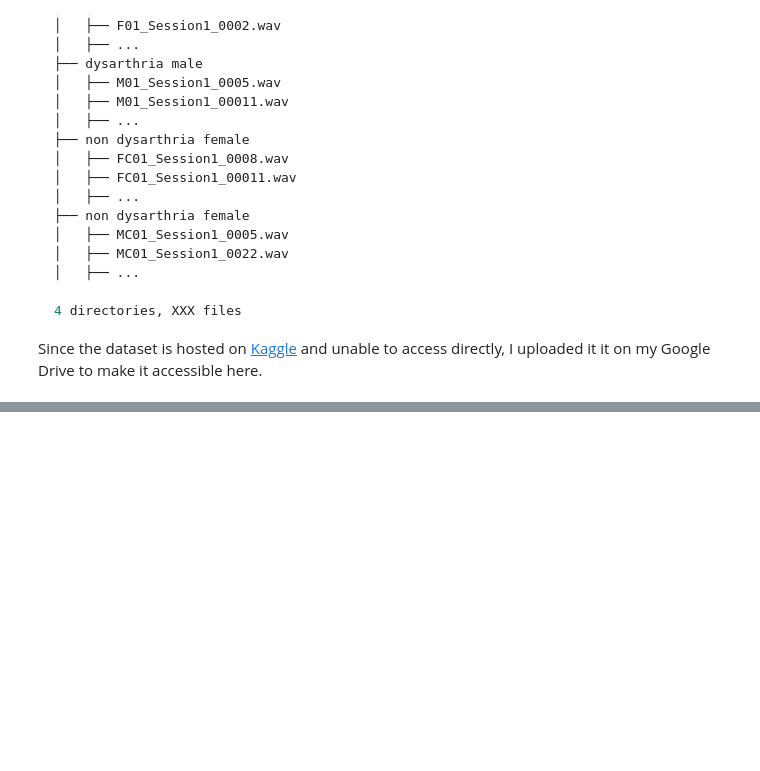
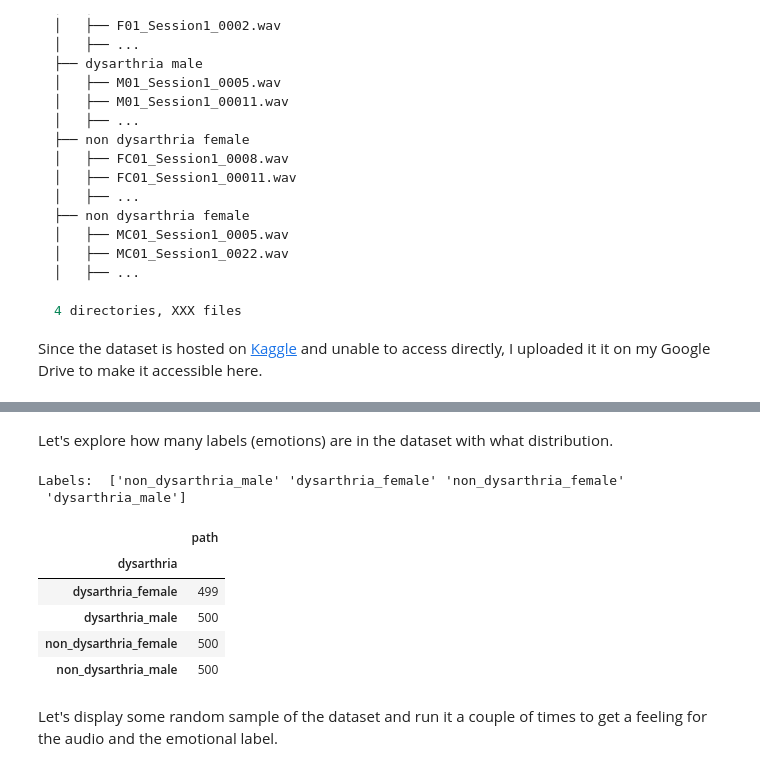
Before and after one commit to JungCesar/bscaithesis, a Jupyter notebook: bscaithesis.ipynb, the cells around one changed output, grey strips where cells are left out. Drawn from its saved outputs; the diff is of its cells as text; code cells hidden in the pictures; blank space fills up the shorter version.

```diff
--- a/bscaithesis.ipynb
+++ b/bscaithesis.ipynb
@@ -136,0 +129,17 @@ df.head()
+# %% [markdown]
+Let's explore how many labels (emotions) are in the dataset with what distribution.
+# %%
+print("Labels: ", df["dysarthria"].unique())
+print()
+df.groupby("dysarthria").count()[["path"]]
+# %% [output]
+Labels:  ['non_dysarthria_male' 'dysarthria_female' 'non_dysarthria_female'
+ 'dysarthria_male']
+|  | path |
+| dysarthria |  |
+| dysarthria_female | 499 |
+| dysarthria_male | 500 |
+| non_dysarthria_female | 500 |
+| non_dysarthria_male | 500 |
+# %% [markdown]
+Let's display some random sample of the dataset and run it a couple of times to get a feeling for the audio and the emotional label.
```
Also changed, not shown: parts of 10 cells of this notebook.
